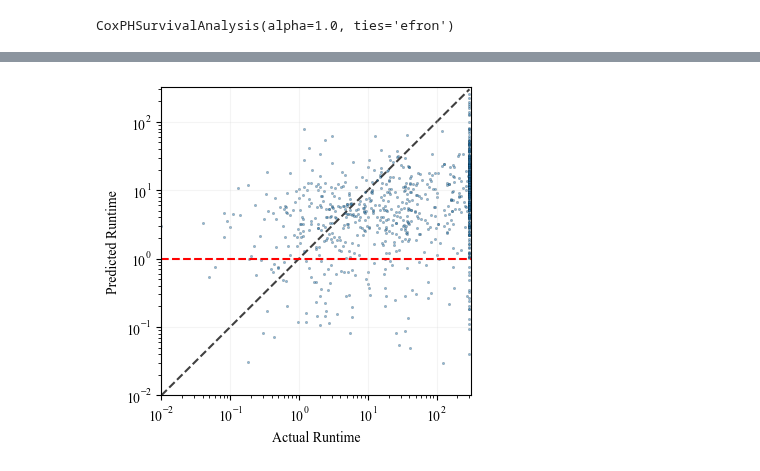
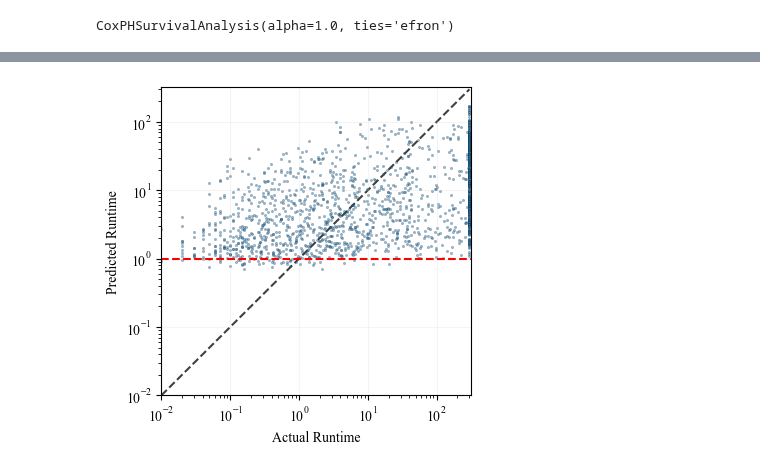
Before and after one commit to zakrzewow/raw-algorithm-portfolios, a Jupyter notebook: archive/phase1/test_sksurv_rf.ipynb, the cells around one changed output, grey strips where cells are left out. Drawn from its saved outputs; the diff is of its cells as text; code cells hidden in the pictures.

```diff
--- a/archive/phase1/test_sksurv_rf.ipynb
+++ b/archive/phase1/test_sksurv_rf.ipynb
@@ -230,25 +116,40 @@ for i, s in enumerate(sf_pred[:500]):
+# %%
+def survival_to_pmf(sf_pred):
+    sf_pred = np.append(sf_pred, np.zeros(shape=(sf_pred.shape[0], 1)), axis=1)
+    pmf = -np.diff(sf_pred)  # P(t_i) = S(t_i) - S(t_{i+1})
+    return pmf
+
+def expected_time(times, pmf):
+    return np.sum(times * pmf)
+
+pmf = survival_to_pmf(sf_pred2)
+y_pred = np.sum(pmf * model.unique_times_, axis=1)
+# cdf = np.cumsum(pmf, axis=1)
+# y_pred = np.array([model.unique_times_[np.searchsorted(x, 0.5)] for x in cdf])
+
+# y_pred = np.array([rng.choice(model.unique_times_, p=p) for p in pmf])
 # %%
 fig, ax = plt.subplots(nrows=1, ncols=1, figsize=(4, 4))
 
 sc = ax.scatter(
-    np.exp(y_test) - 1,
-    np.exp(y_pred) - 1,
+    y_test,
+    y_pred,
     alpha=0.5,
     edgecolors="k",
     lw=0.2,
     s=3,
 )
 ax.set_xscale("log")
 ax.set_yscale("log")
 
 ax.set_xlim(0.01, 320)
 ax.set_ylim(0.01, 320)
 ax.plot([0.01, 300], [0.01, 300], "k--", alpha=0.75, zorder=0)
 ax.axhline(y=1, color='red', linestyle='--')
 
 ax.set_ylabel("Predicted Runtime")
 ax.set_xlabel("Actual Runtime")
 # plt.savefig("xgboost_aft.png", dpi=300, bbox_inches="tight")
 plt.show()
 # %% [output]
-[figure, old version]
+[figure, new version]
```
Also changed, not shown: parts of 7 cells of this notebook.
